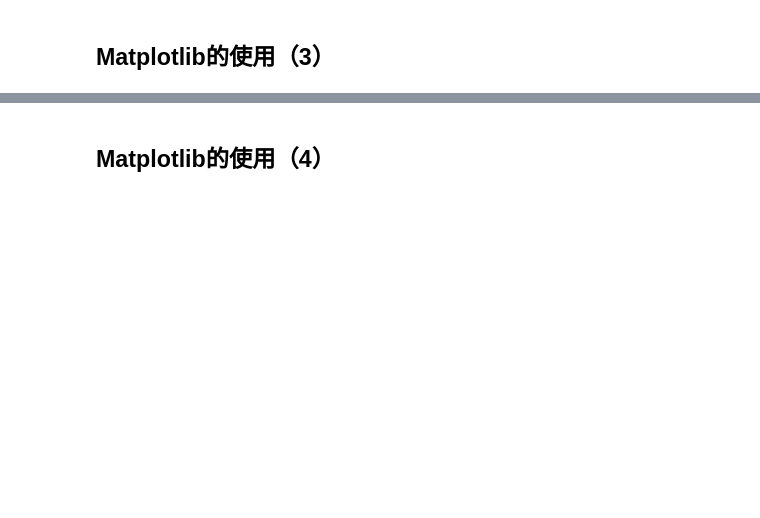
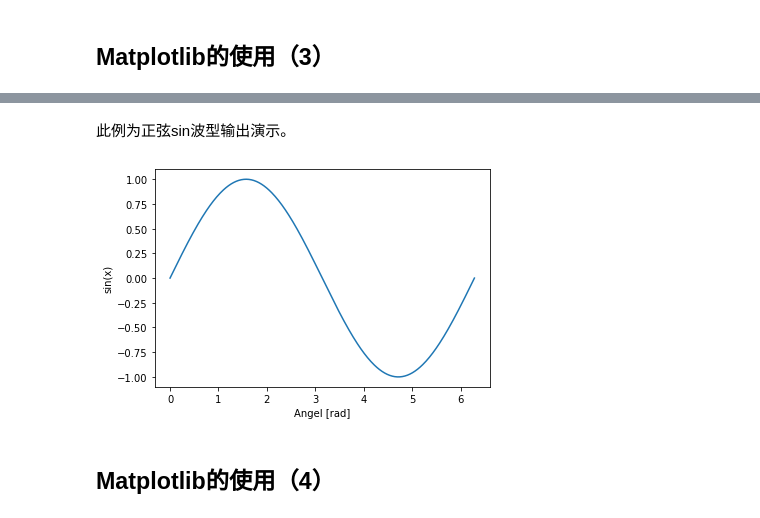
Before and after one commit to dyslab/jnb-sample, a Jupyter notebook: slideshow/slideshow_demo.ipynb, the cells around one changed output, grey strips where cells are left out. Cells and saved outputs as stored; diff of their text form; code cells hidden in the pictures; blank space fills up the shorter version.

```diff
--- a/slideshow/slideshow_demo.ipynb
+++ b/slideshow/slideshow_demo.ipynb
@@ -91,2 +84,12 @@ plt.show()
+# %% [markdown]
+此例为正弦sin波型输出演示。
+# %%
+x = np.linspace(0, np.pi * 2, 360)
+plt.plot(x, np.sin(x))
+plt.xlabel('Angel [rad]')
+plt.ylabel('sin(x)')
+plt.show()
+# %% [output]
+[figure, added]
 # %% [markdown]
 ## Matplotlib的使用（4）
```
Also changed, not shown: parts of 21 cells of this notebook, 2 other files.
